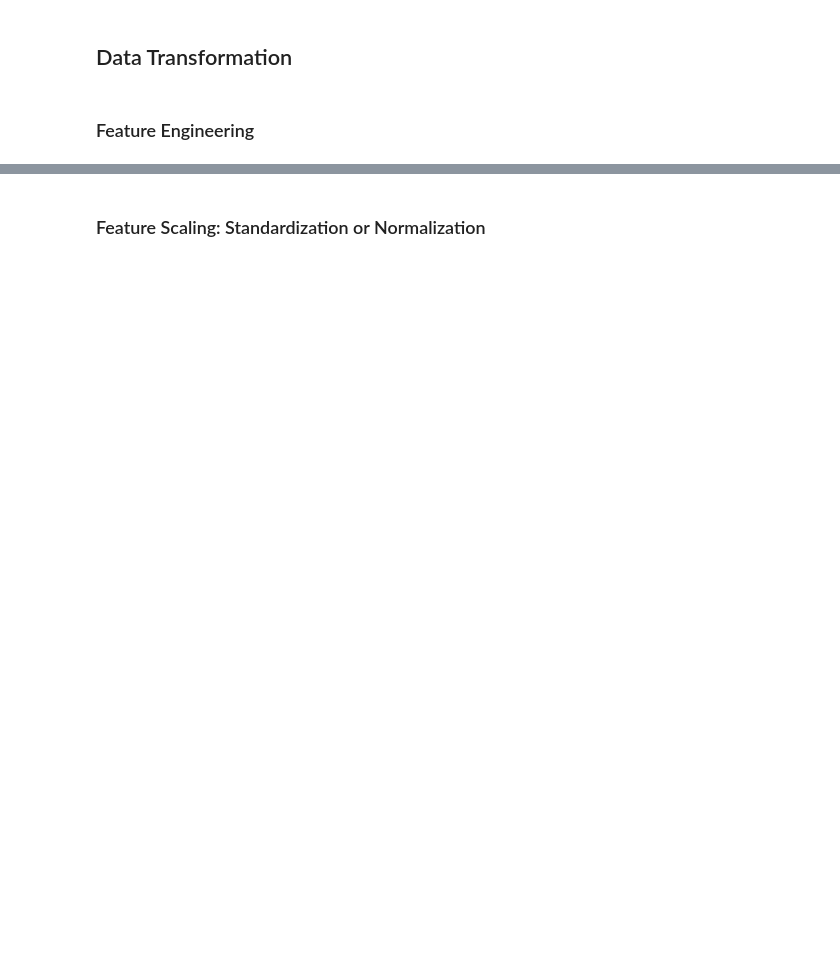
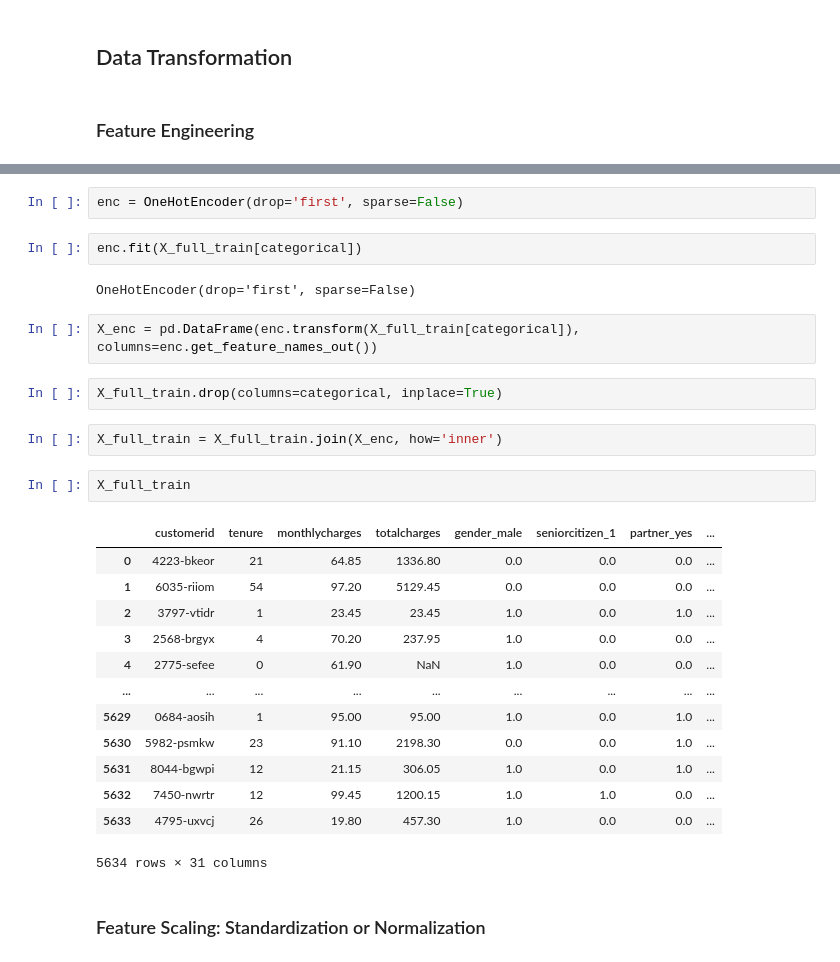
Before and after one commit to SiamakMushakhian/Kaggle, a Jupyter notebook: telco_customer_churn/Telco_Customer_Churn.ipynb, the cells around one changed output, grey strips where cells are left out. Saved outputs shown, nothing was run; the diff lists cells and outputs as text; blank space fills up the shorter version.

Commit message:
Work on the data preprocessing (feature engineering) of the telco customer churn problem

```diff
--- a/telco_customer_churn/Telco_Customer_Churn.ipynb
+++ b/telco_customer_churn/Telco_Customer_Churn.ipynb
@@ -302,2 +304,30 @@ plt.tight_layout()
+# %%
+enc = OneHotEncoder(drop='first', sparse=False)
+# %%
+enc.fit(X_full_train[categorical])
+# %% [output]
+OneHotEncoder(drop='first', sparse=False)
+# %%
+X_enc = pd.DataFrame(enc.transform(X_full_train[categorical]), columns=enc.get_feature_names_out())
+# %%
+X_full_train.drop(columns=categorical, inplace=True)
+# %%
+X_full_train = X_full_train.join(X_enc, how='inner')
+# %%
+X_full_train
+# %% [output]
+|  | customerid | tenure | monthlycharges | totalcharges | gender_male | seniorcitizen_1 | partner_yes | ... |
+| 0 | 4223-bkeor | 21 | 64.85 | 1336.80 | 0.0 | 0.0 | 0.0 | ... |
+| 1 | 6035-riiom | 54 | 97.20 | 5129.45 | 0.0 | 0.0 | 0.0 | ... |
+| 2 | 3797-vtidr | 1 | 23.45 | 23.45 | 1.0 | 0.0 | 1.0 | ... |
+| 3 | 2568-brgyx | 4 | 70.20 | 237.95 | 1.0 | 0.0 | 0.0 | ... |
+| 4 | 2775-sefee | 0 | 61.90 | NaN | 1.0 | 0.0 | 0.0 | ... |
+| ... | ... | ... | ... | ... | ... | ... | ... | ... |
+| 5629 | 0684-aosih | 1 | 95.00 | 95.00 | 1.0 | 0.0 | 1.0 | ... |
+| 5630 | 5982-psmkw | 23 | 91.10 | 2198.30 | 0.0 | 0.0 | 1.0 | ... |
+| 5631 | 8044-bgwpi | 12 | 21.15 | 306.05 | 1.0 | 0.0 | 1.0 | ... |
+| 5632 | 7450-nwrtr | 12 | 99.45 | 1200.15 | 1.0 | 1.0 | 0.0 | ... |
+| 5633 | 4795-uxvcj | 26 | 19.80 | 457.30 | 1.0 | 0.0 | 0.0 | ... |
+5634 rows × 31 columns
 # %% [markdown]
 ### Feature Scaling: Standardization or Normalization
```
Also changed, not shown: parts of 10 cells of this notebook, 1 other file.
